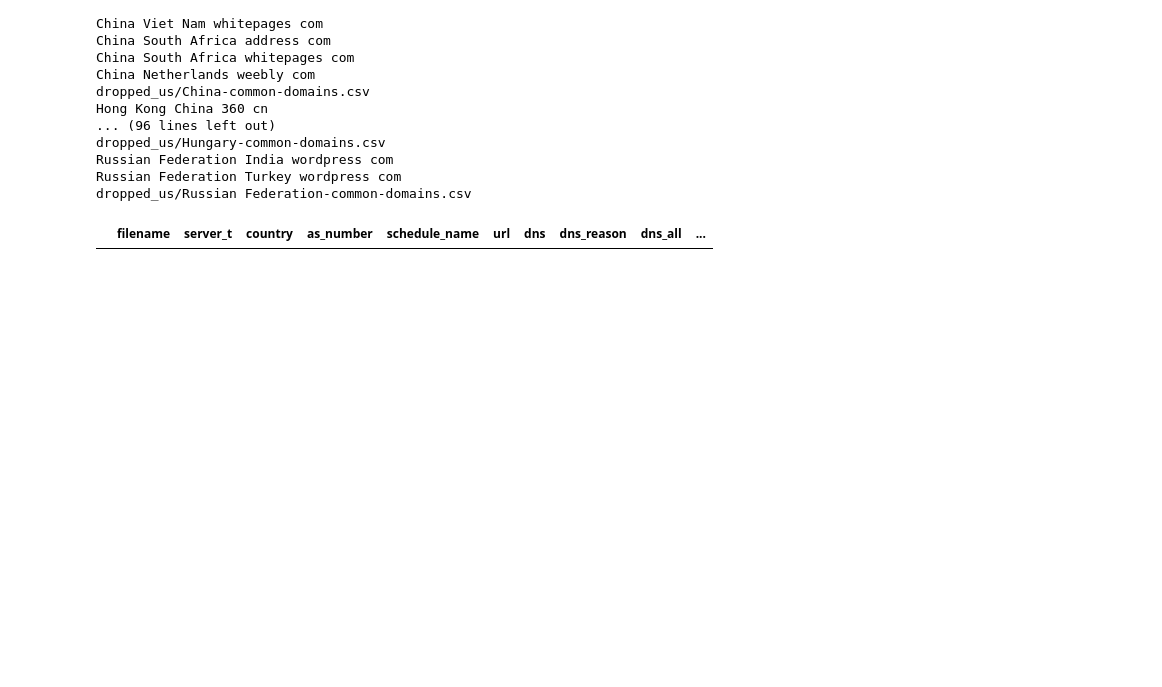
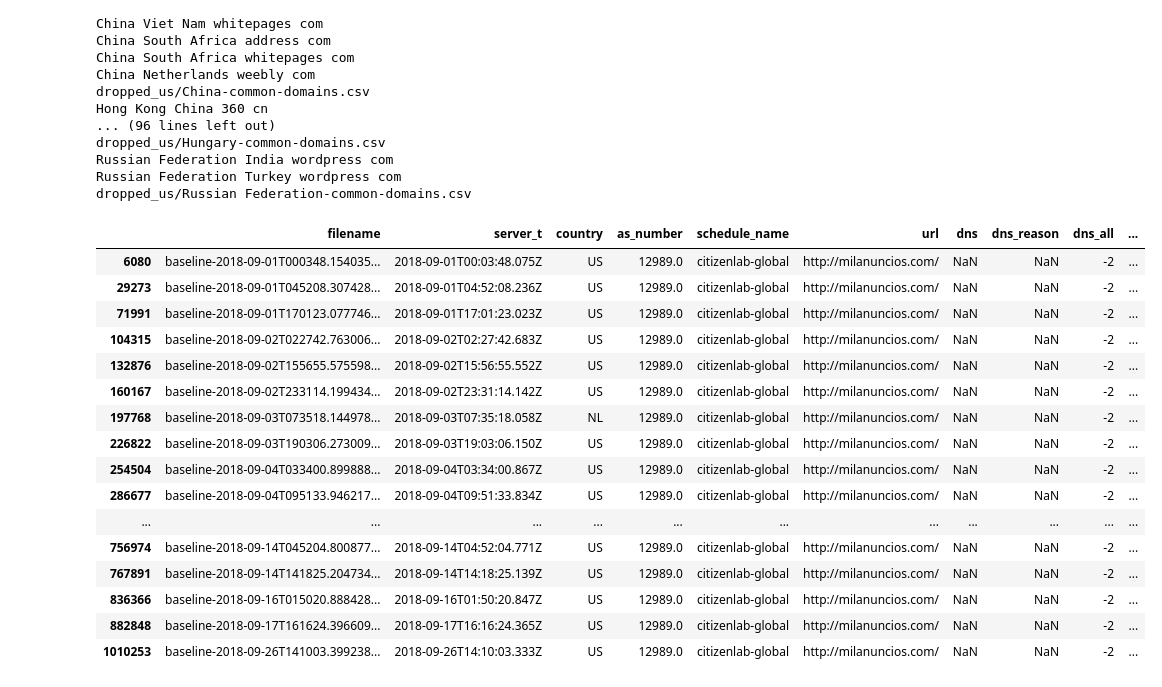
Before and after one commit to lilybhattacharjee5/polisci-vis, a Jupyter notebook: notebooks/iclab-data-files.ipynb, the cells around one changed output. Saved outputs shown, nothing was run; the diff lists cells and outputs as text; code cells hidden in the pictures; blank space fills up the shorter version.

```diff
--- a/notebooks/iclab-data-files.ipynb
+++ b/notebooks/iclab-data-files.ipynb
@@ -771,6 +771,22 @@ Russian Federation Turkey wordpress com
 dropped_us/Russian Federation-common-domains.csv
 # %%
 # look in iclab data for code 456
-iclab.loc[(iclab.http_status == 456) & (iclab.url.str.contains("netflix"))]
+iclab.loc[(iclab.http_status == 456) & (iclab.url.str.contains("milanuncios"))]
 # %% [output]
 |  | filename | server_t | country | as_number | schedule_name | url | dns | dns_reason | dns_all | ... |
+| 6080 | baseline-2018-09-01T000348.154035... | 2018-09-01T00:03:48.075Z | US | 12989.0 | citizenlab-global | http://milanuncios.com/ | NaN | NaN | -2 | ... |
+| 29273 | baseline-2018-09-01T045208.307428... | 2018-09-01T04:52:08.236Z | US | 12989.0 | citizenlab-global | http://milanuncios.com/ | NaN | NaN | -2 | ... |
+| 71991 | baseline-2018-09-01T170123.077746... | 2018-09-01T17:01:23.023Z | US | 12989.0 | citizenlab-global | http://milanuncios.com/ | NaN | NaN | -2 | ... |
+| 104315 | baseline-2018-09-02T022742.763006... | 2018-09-02T02:27:42.683Z | US | 12989.0 | citizenlab-global | http://milanuncios.com/ | NaN | NaN | -2 | ... |
+| 132876 | baseline-2018-09-02T155655.575598... | 2018-09-02T15:56:55.552Z | US | 12989.0 | citizenlab-global | http://milanuncios.com/ | NaN | NaN | -2 | ... |
+| 160167 | baseline-2018-09-02T233114.199434... | 2018-09-02T23:31:14.142Z | US | 12989.0 | citizenlab-global | http://milanuncios.com/ | NaN | NaN | -2 | ... |
+| 197768 | baseline-2018-09-03T073518.144978... | 2018-09-03T07:35:18.058Z | NL | 12989.0 | citizenlab-global | http://milanuncios.com/ | NaN | NaN | -2 | ... |
+| 226822 | baseline-2018-09-03T190306.273009... | 2018-09-03T19:03:06.150Z | US | 12989.0 | citizenlab-global | http://milanuncios.com/ | NaN | NaN | -2 | ... |
+| 254504 | baseline-2018-09-04T033400.899888... | 2018-09-04T03:34:00.867Z | US | 12989.0 | citizenlab-global | http://milanuncios.com/ | NaN | NaN | -2 | ... |
+| 286677 | baseline-2018-09-04T095133.946217... | 2018-09-04T09:51:33.834Z | US | 12989.0 | citizenlab-global | http://milanuncios.com/ | NaN | NaN | -2 | ... |
+| ... | ... | ... | ... | ... | ... | ... | ... | ... | ... | ... |
+| 756974 | baseline-2018-09-14T045204.800877... | 2018-09-14T04:52:04.771Z | US | 12989.0 | citizenlab-global | http://milanuncios.com/ | NaN | NaN | -2 | ... |
+| 767891 | baseline-2018-09-14T141825.204734... | 2018-09-14T14:18:25.139Z | US | 12989.0 | citizenlab-global | http://milanuncios.com/ | NaN | NaN | -2 | ... |
+| 836366 | baseline-2018-09-16T015020.888428... | 2018-09-16T01:50:20.847Z | US | 12989.0 | citizenlab-global | http://milanuncios.com/ | NaN | NaN | -2 | ... |
+| 882848 | baseline-2018-09-17T161624.396609... | 2018-09-17T16:16:24.365Z | US | 12989.0 | citizenlab-global | http://milanuncios.com/ | NaN | NaN | -2 | ... |
+| 1010253 | baseline-2018-09-26T141003.399238... | 2018-09-26T14:10:03.333Z | US | 12989.0 | citizenlab-global | http://milanuncios.com/ | NaN | NaN | -2 | ... |
```
